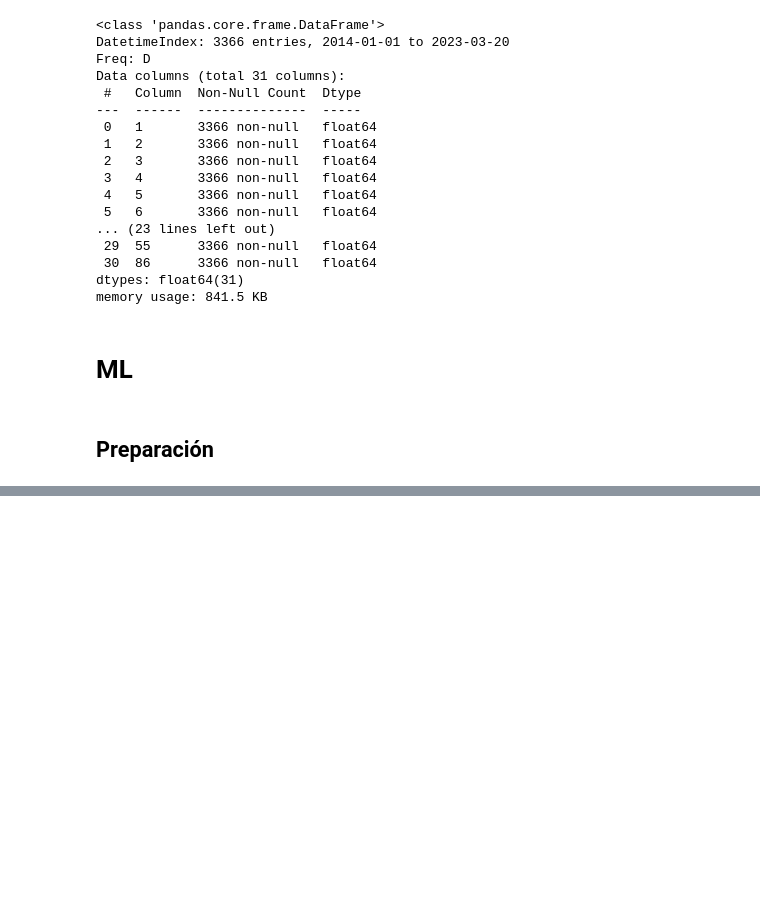
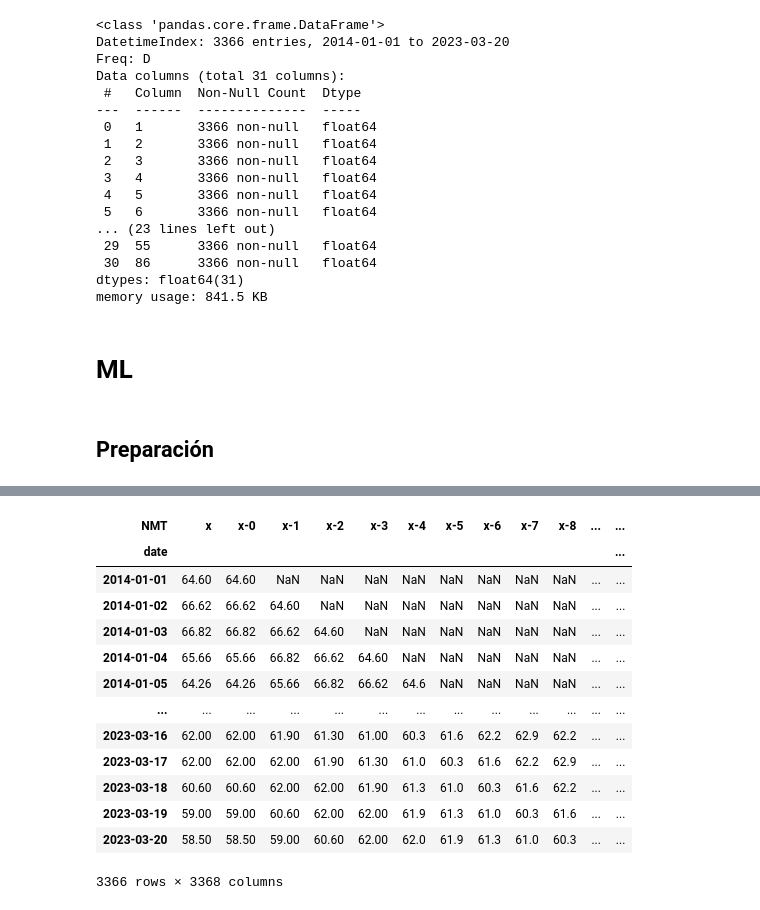
Before and after one commit to RogerPerello/Contaminacion_acustica, a Jupyter notebook: src/acoustics_days_ml.ipynb, the cells around one changed output, grey strips where cells are left out. Drawn from its saved outputs; the diff is of its cells as text; code cells hidden in the pictures; blank space fills up the shorter version.

```diff
--- a/src/acoustics_days_ml.ipynb
+++ b/src/acoustics_days_ml.ipynb
@@ -469,5 +216,0 @@ X.head()
-# %%
-for i in range(10):
-    last_column = str(new_df.columns[-1]).split()[0]
-    X = new_df.drop(columns=last_column)
-    y = new_df[last_column]
@@ -473,0 +221,5 @@ for i in range(10):
+# %%
+# Se selecciona solo el primer barrio
+df_uno = df_acoustics[[1]]
+
+df_uno.head()
@@ -473,0 +234,5 @@ for i in range(10):
+# %%
+# Se le cambia el nombre
+df_uno = df_uno.rename(columns={1: 'x'})
+
+df_uno.head()
@@ -473,0 +247,23 @@ for i in range(10):
+# %%
+# Se crean columnas sucesivas que incluyen los decibelios de las fechas anteriores para cada índice
+n = len(df_uno)
+
+for i in range(n+1):
+    df_uno[f'x-{i}'] = df_uno['x'].shift(i)
+
+df_uno
+# %% [output]
+| NMT | x | x-0 | x-1 | x-2 | x-3 | x-4 | x-5 | x-6 | x-7 | x-8 | ... | ... |
+| date |  |  |  |  |  |  |  |  |  |  |  | ... |
+| 2014-01-01 | 64.60 | 64.60 | NaN | NaN | NaN | NaN | NaN | NaN | NaN | NaN | ... | ... |
+| 2014-01-02 | 66.62 | 66.62 | 64.60 | NaN | NaN | NaN | NaN | NaN | NaN | NaN | ... | ... |
+| 2014-01-03 | 66.82 | 66.82 | 66.62 | 64.60 | NaN | NaN | NaN | NaN | NaN | NaN | ... | ... |
+| 2014-01-04 | 65.66 | 65.66 | 66.82 | 66.62 | 64.60 | NaN | NaN | NaN | NaN | NaN | ... | ... |
+| 2014-01-05 | 64.26 | 64.26 | 65.66 | 66.82 | 66.62 | 64.6 | NaN | NaN | NaN | NaN | ... | ... |
+| ... | ... | ... | ... | ... | ... | ... | ... | ... | ... | ... | ... | ... |
+| 2023-03-16 | 62.00 | 62.00 | 61.90 | 61.30 | 61.00 | 60.3 | 61.6 | 62.2 | 62.9 | 62.2 | ... | ... |
+| 2023-03-17 | 62.00 | 62.00 | 62.00 | 61.90 | 61.30 | 61.0 | 60.3 | 61.6 | 62.2 | 62.9 | ... | ... |
+| 2023-03-18 | 60.60 | 60.60 | 62.00 | 62.00 | 61.90 | 61.3 | 61.0 | 60.3 | 61.6 | 62.2 | ... | ... |
+| 2023-03-19 | 59.00 | 59.00 | 60.60 | 62.00 | 62.00 | 61.9 | 61.3 | 61.0 | 60.3 | 61.6 | ... | ... |
+| 2023-03-20 | 58.50 | 58.50 | 59.00 | 60.60 | 62.00 | 62.0 | 61.9 | 61.3 | 61.0 | 60.3 | ... | ... |
+3366 rows × 3368 columns
```
Also changed, not shown: parts of 35 cells of this notebook, 1 other file.
